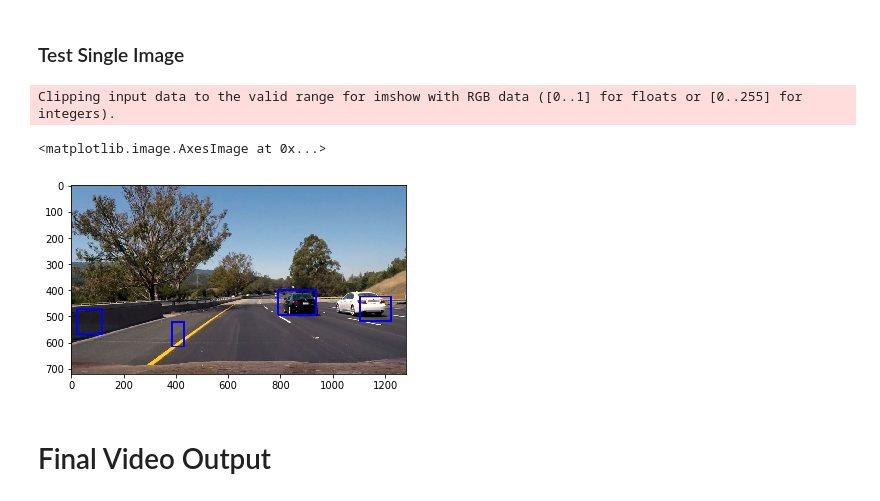
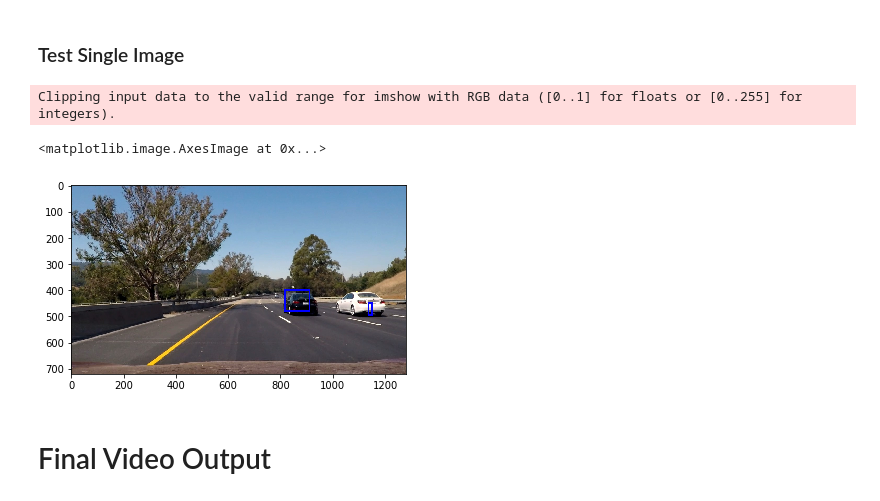
Before and after one commit to ultrakapy/CarND-Vehicle-Detection, a Jupyter notebook: P5.ipynb, the cells around one changed output. Cells and saved outputs as stored; diff of their text form; code cells hidden in the pictures.

Commit message:
Scale=1

```diff
--- a/P5.ipynb
+++ b/P5.ipynb
@@ -815,35 +815,35 @@ draw_image = np.copy(image)
 # image you are searching is a .jpg (scaled 0 to 255)
 image = image.astype(np.float32)/255
 
 #windows = slide_window(image, x_start_stop=[None, None], y_start_stop=y_start_stop,
 #                    xy_window=(96, 96), xy_overlap=(0.5, 0.5))
 
 #hot_windows = search_windows(image, windows, svc, X_scaler, color_space=color_space,
 #                        spatial_size=spatial_size, hist_bins=hist_bins,
 #                        orient=orient, pix_per_cell=pix_per_cell,
 #                        cell_per_block=cell_per_block,
 #                        hog_channel=hog_channel, spatial_feat=spatial_feat,
 #                        hist_feat=hist_feat, hog_feat=hog_feat)
-scale = 1.5
+scale = 1
 hot_windows = find_cars(draw_image, y_start_stop[0], y_start_stop[1], scale, svc, X_scaler, orient, pix_per_cell, cell_per_block, spatial_size, hist_bins)
 #print(hot_windows)
 ### Apply heatmap
 heat = np.zeros_like(image[:,:,0]).astype(np.float)
 # Add heat to each box in box list
 heat = add_heat(heat,hot_windows)
 # Apply threshold to help remove false positives
-heat = apply_threshold(heat,1)
+heat = apply_threshold(heat,3)
 # Visualize the heatmap when displaying
 heatmap = np.clip(heat, 0, 255)
 # Find final boxes from heatmap using label function
 labels = label(heatmap)
 window_img = draw_labeled_bboxes(np.copy(image), labels)
 #window_img = draw_boxes(draw_image, hot_windows, color=(0, 0, 255), thick=6)
 
 plt.imshow(window_img)
 # %% [output]
 Clipping input data to the valid range for imshow with RGB data ([0..1] for floats or [0..255] for integers).
 <matplotlib.image.AxesImage at 0x...>
-[figure, old version]
+[figure, new version]
 # %%
 last_N_heatmaps = []
```
Also changed, not shown: parts of 2 cells of this notebook.
